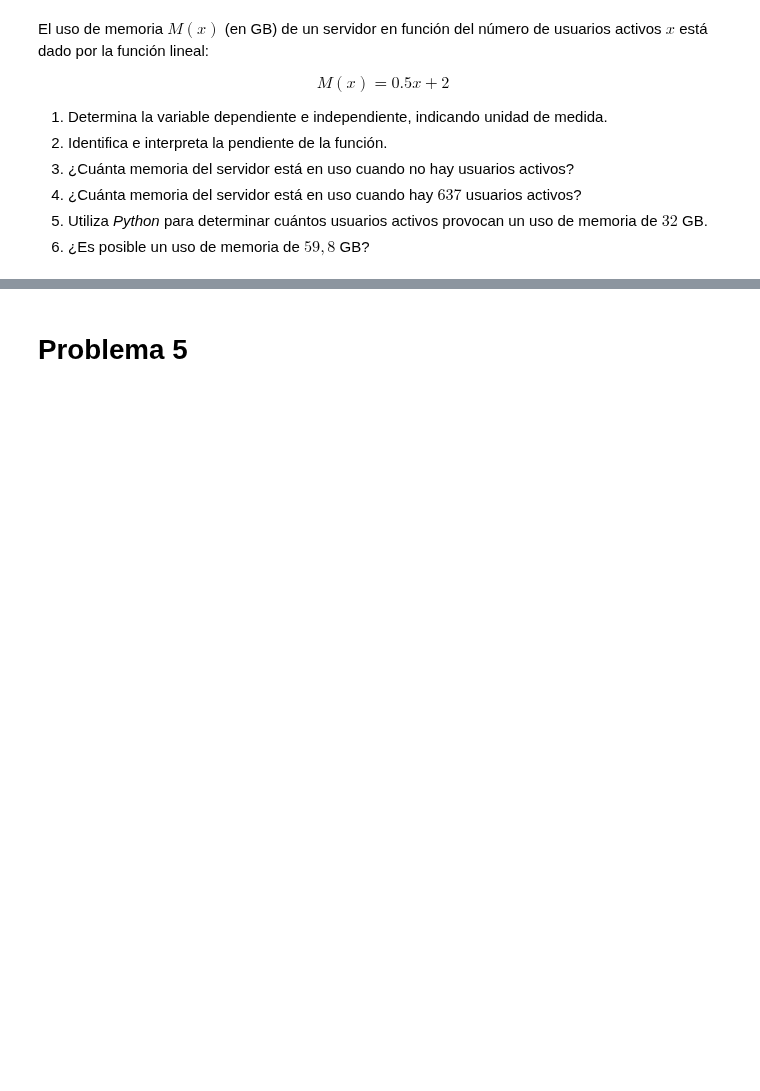
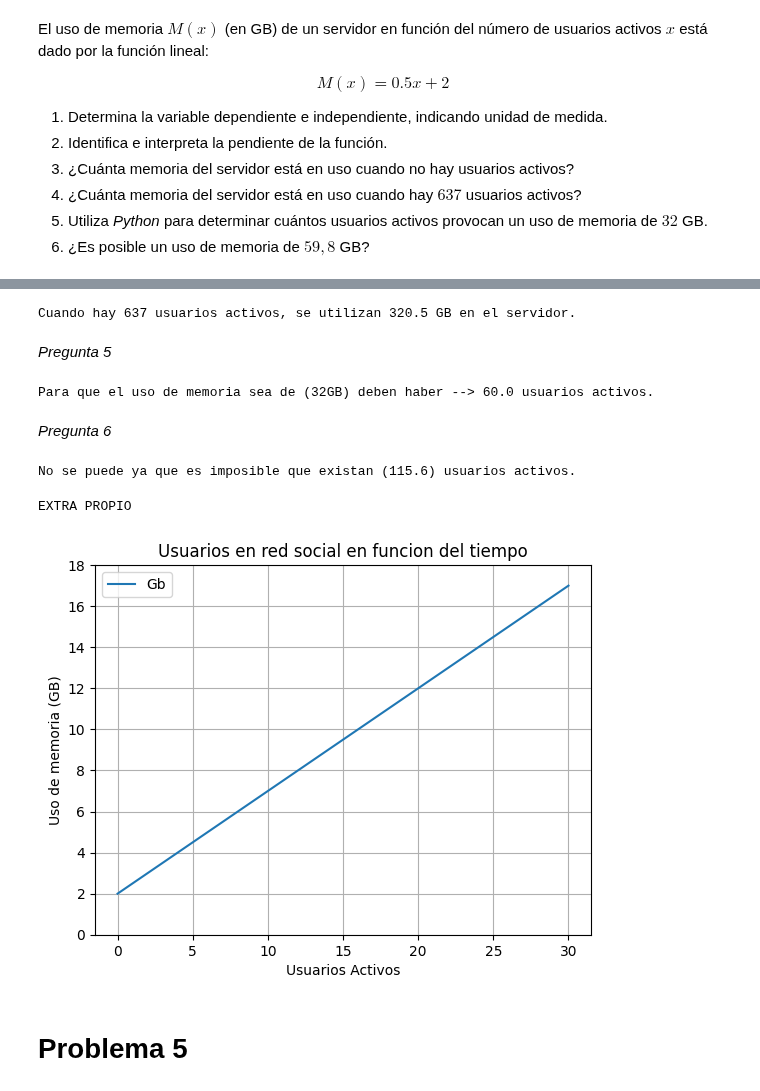
Before and after one commit to martcisternas/MatematicasAplicadas0, a Jupyter notebook: G2_Función_Lineal.ipynb, the cells around one changed output, grey strips where cells are left out. Cells and saved outputs as stored; diff of their text form; code cells hidden in the pictures; blank space fills up the shorter version.

```diff
--- a/G2_Función_Lineal.ipynb
+++ b/G2_Función_Lineal.ipynb
@@ -81,3 +103,70 @@ El uso de memoria $M(x)$ (en GB) de un servidor en función del número de usuar
+# %%
+def M(x):
+    return 0.5 * x + 2
+
+print(f"Cuando hay 637 usuarios activos, se utilizan {M(637)} GB en el servidor.")
+# %% [output]
+Cuando hay 637 usuarios activos, se utilizan 320.5 GB en el servidor.
+# %% [markdown]
+*Pregunta 5*
+# %%
+import numpy as np
+from scipy.optimize import fsolve
+
+def U (x):
+    return 0.5 * x + 2
+
+def f(x):
+    return U(x)- 32
+
+xo = np.linspace(0,10,1)
+
+solucion = fsolve(f,xo)
+print(f"Para que el uso de memoria sea de (32GB) deben haber --> {round(solucion[0],2)} usuarios activos.")
+# %% [output]
+Para que el uso de memoria sea de (32GB) deben haber --> 60.0 usuarios activos.
+# %% [markdown]
+*Pregunta 6*
+# %%
+import numpy as np
+from scipy.optimize import fsolve
+
+def U (x):
+    return 0.5 * x + 2
+
+def f(x):
+    return U(x)- 59.8
+
+xo = np.linspace(0,10,1)
+
+solucion = fsolve(f,xo)
+print(f"No se puede ya que es imposible que existan ({round(solucion[0],2)}) usuarios activos.")
+# %% [output]
+No se puede ya que es imposible que existan (115.6) usuarios activos.
+# %%
+print(f'EXTRA PROPIO')
+
+import numpy as np
+def m(x):
+    return 0.5 * x + 2
+
+import matplotlib.pyplot as plt
+import numpy as np
+
+x =np.arange(0,30.1,10)
+
+#Graficar:
+plt.plot(x,m(x), label = "Gb")   #plt.plot(x,funcion a graficar(x))
+plt.title('Usuarios en red social en funcion del tiempo')   #título
+plt.xlabel('Usuarios Activos')      #Eje x
+plt.ylabel('Uso de memoria (GB)')       #Eje y
+plt.yticks(np.arange(0,18.1,2))
+plt.grid()
+plt.legend()
+plt.show()
+# %% [output]
+EXTRA PROPIO
+[figure, added]
 # %% [markdown]
 # Problema 5
 # %% [markdown]
```
Also changed, not shown: parts of 5 cells of this notebook.
